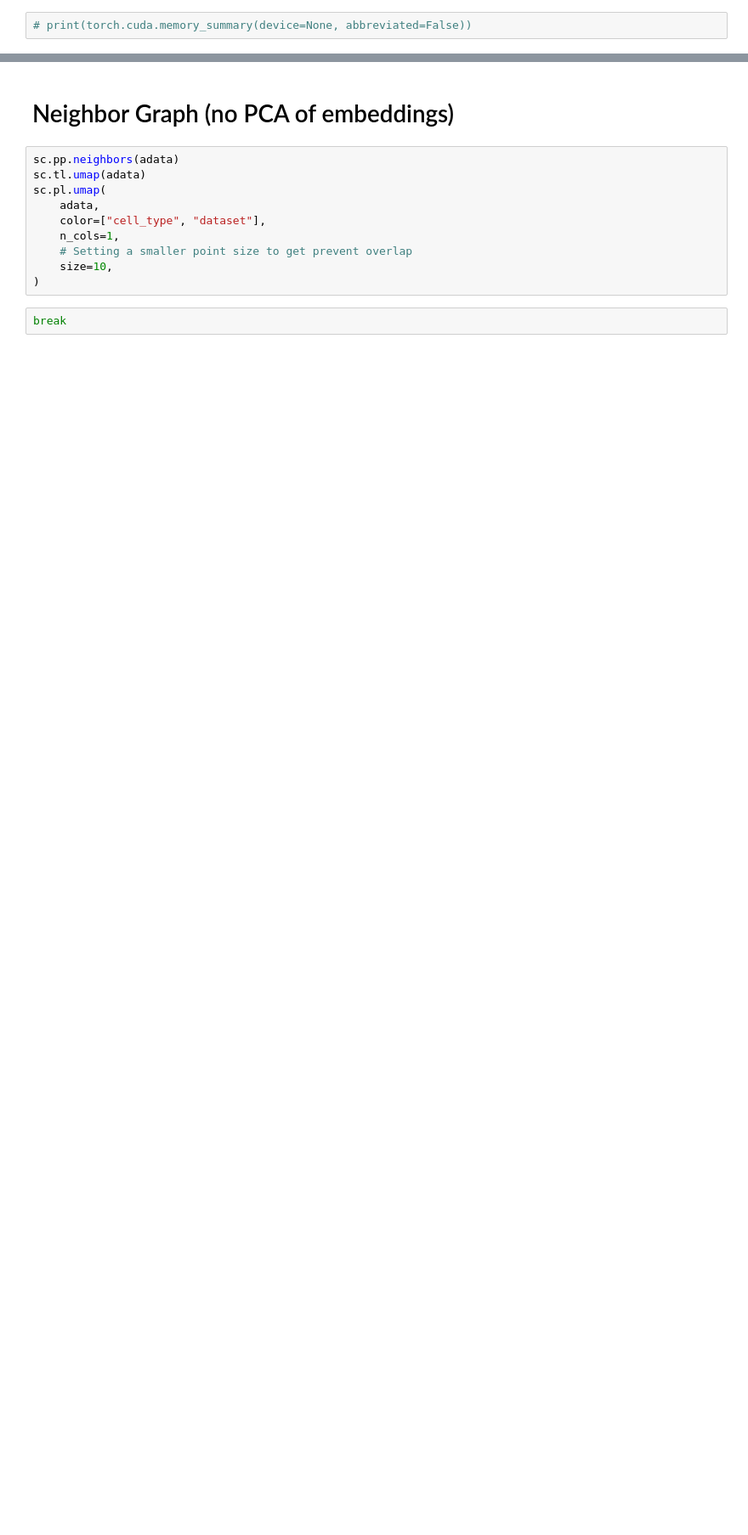
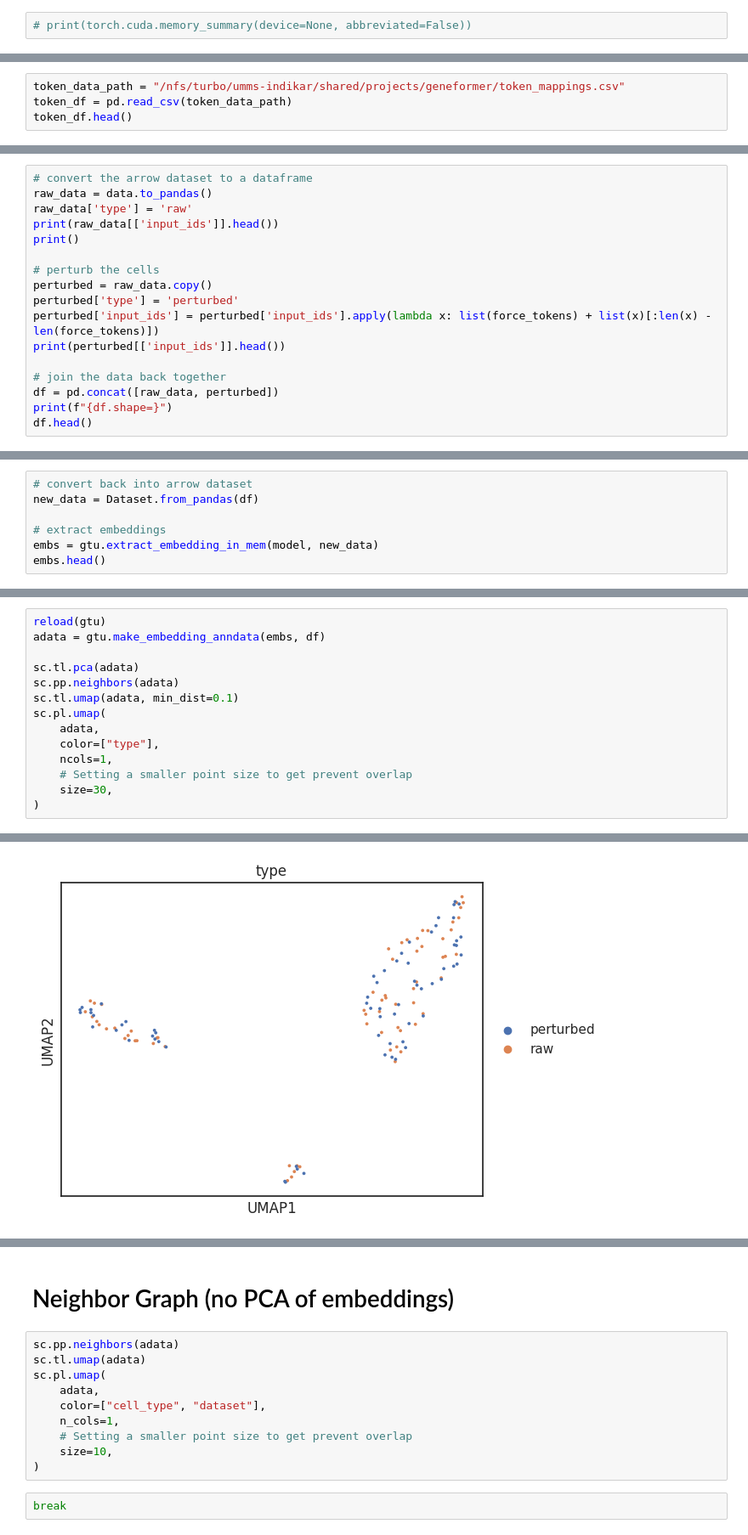
Before and after one commit to CooperStansbury/geneformer_dev, a Jupyter notebook: notebooks/extract_embedding.ipynb, the cells around one changed output, grey strips where cells are left out. Shown at 85% size. Cells and saved outputs as stored; diff of their text form; blank space fills up the shorter version.

```diff
--- a/notebooks/extract_embedding.ipynb
+++ b/notebooks/extract_embedding.ipynb
@@ -200,0 +149,4 @@ plt.gca().set_aspect('equal')
+# %%
+token_data_path = "/nfs/turbo/umms-indikar/shared/projects/geneformer/token_mappings.csv"
+token_df = pd.read_csv(token_data_path)
+token_df.head()
@@ -200,0 +178,17 @@ plt.gca().set_aspect('equal')
+# %%
+# convert the arrow dataset to a dataframe
+raw_data = data.to_pandas()
+raw_data['type'] = 'raw'
+print(raw_data[['input_ids']].head())
+print()
+
+# perturb the cells
+perturbed = raw_data.copy()
+perturbed['type'] = 'perturbed'
+perturbed['input_ids'] = perturbed['input_ids'].apply(lambda x: list(force_tokens) + list(x)[:len(x) - len(force_tokens)])
+print(perturbed[['input_ids']].head())
+
+# join the data back together
+df = pd.concat([raw_data, perturbed])
+print(f"{df.shape=}")
+df.head()
@@ -200,0 +216,7 @@ plt.gca().set_aspect('equal')
+# %%
+# convert back into arrow dataset
+new_data = Dataset.from_pandas(df)
+
+# extract embeddings
+embs = gtu.extract_embedding_in_mem(model, new_data)
+embs.head()
@@ -200,0 +231,15 @@ plt.gca().set_aspect('equal')
+# %%
+reload(gtu)
+adata = gtu.make_embedding_anndata(embs, df)
+
+sc.tl.pca(adata)
+sc.pp.neighbors(adata)
+sc.tl.umap(adata, min_dist=0.1)
+sc.pl.umap(
+    adata,
+    color=["type"],
+    ncols=1,
+    # Setting a smaller point size to get prevent overlap
+    size=30,
+)
+# %% [output]
@@ -200,0 +252 @@ plt.gca().set_aspect('equal')
+[figure, added]
```
Also changed, not shown: parts of 34 cells of this notebook, 3 other files.
